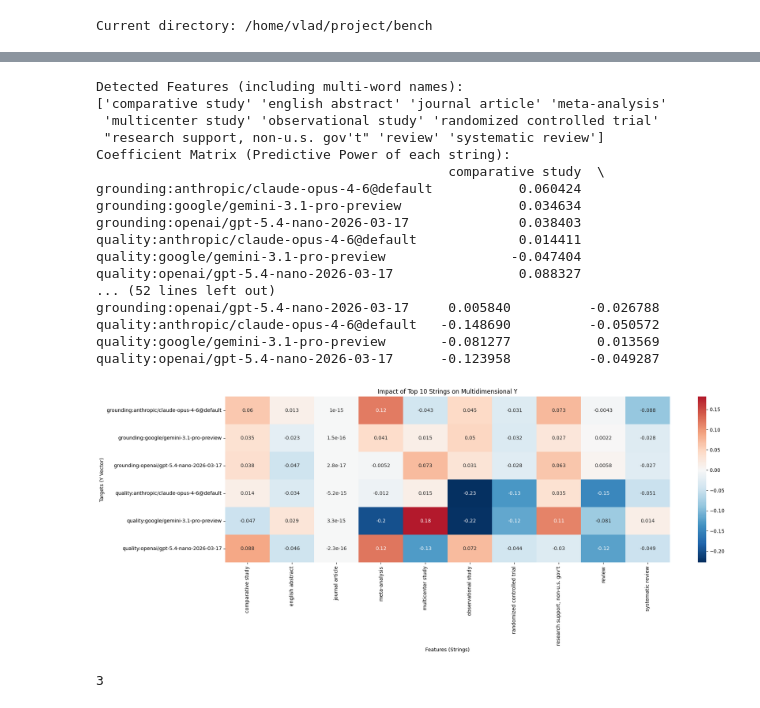
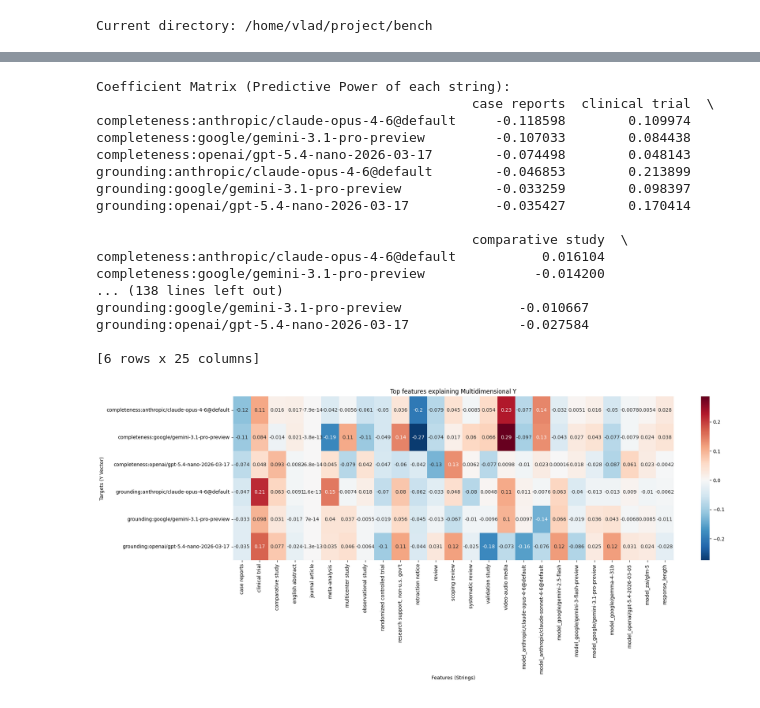
Before and after one commit to vmorozov/result2conclusion, a Jupyter notebook: notebooks/post_analysis.ipynb, the cells around one changed output, grey strips where cells are left out. Drawn from its saved outputs; the diff is of its cells as text; code cells hidden in the pictures.

```diff
--- a/notebooks/post_analysis.ipynb
+++ b/notebooks/post_analysis.ipynb
@@ -91,7 +307,12 @@ scores = (df.assign(new_col_name=lambda x: x['metric'].astype(str) + ':' + x['ju
     .reset_index()          # Flattens the multi-index created by pivot
     .rename_axis(None, axis=1) # Removes the 'new_col_name' label over the columns
 )
+# %%
+# Keep columns that have at least 20% non-missing values
+df = df.dropna(thresh=len(df) * 0.2, axis=1)
+#keep rows  that have at least 20% non-missing values
+df = df.dropna(thresh=len(df.columns) * 0.2, axis=0)
 # %%
-vars = scores.columns.tolist()[1:]
+vars = [x for x in df.columns.tolist() if not x in col_index]
 print(f"vars: {vars}")
 # %% [output]
@@ -104,3 +320,2 @@ ds=pd.read_csv(file_path)
 # %%
-df = scores.merge(ds, left_on='record_id' , right_on='doi', how='inner')
-df.head(5)
+df = df.merge(records, left_on='doi' , right_on='doi', how='inner')
@@ -114,75 +371,50 @@ df.head(5)
+# %%
+feature_names=feature_names.tolist()+model_dummies.columns.tolist()+['response_length']
 # %%
-import pandas as pd
-import numpy as np
-import matplotlib.pyplot as plt
-import seaborn as sns
-from sklearn.feature_extraction.text import CountVectorizer
-from sklearn.multioutput import MultiOutputRegressor
-from sklearn.linear_model import Ridge
 
-# 1. Setup Mock Data
-# X is a list of strings (e.g., tags, categories)
-# Y is a multidimensional numeric array
-#first 4 columns are Y targets, the last column is the text feature
-Y = df[vars].values
-Y=np.where(np.isnan(Y), np.nanmean(Y, axis=0), Y)
-def semicolon_tokenizer(text):
-    return [tag.strip() for tag in text.split(';') if tag.strip()]
-vectorizer = CountVectorizer(tokenizer=semicolon_tokenizer,
-    token_pattern=None,
-    binary=True,
-    max_features=20)
-X = vectorizer.fit_transform(df['pt'])
-# Check the features
-print("Detected Features (including multi-word names):")
-print(vectorizer.get_feature_names_out())
-feature_names = vectorizer.get_feature_names_out()
+
 
 # 3. Fit the Multi-Output Model
 # Ridge regression is highly interpretable via coefficients
 model = MultiOutputRegressor(Ridge(alpha=1.0))
 model.fit(X, Y)
 
 # 4. Extract Interpretability (Coefficients)
 # coefficients shape: (n_targets, n_features)
 coefficients = np.array([est.coef_ for est in model.estimators_])
 
 coef_df = pd.DataFrame(
     coefficients,
     columns=feature_names,
     index=vars
 )
 
 print("Coefficient Matrix (Predictive Power of each string):")
 print(coef_df)
 
 # 5. Visualize the relationships
 plt.figure(figsize=(20, 6))
 sns.heatmap(coef_df, annot=True, cmap='RdBu_r', center=0)
-plt.title("Impact of Top 10 Strings on Multidimensional Y")
+plt.title("Top features explaining Multidimensional Y")
 plt.xlabel("Features (Strings)")
 plt.ylabel("Targets (Y Vector)")
 plt.show()
 # %% [output]
-Detected Features (including multi-word names):
-['comparative study' 'english abstract' 'journal article' 'meta-analysis'
- 'multicenter study' 'observational study' 'randomized controlled trial'
- "research support, non-u.s. gov't" 'review' 'systematic review']
 Coefficient Matrix (Predictive Power of each string):
-                                             comparative study  \
-grounding:anthropic/claude-opus-4-6@default           0.060424
-grounding:google/gemini-3.1-pro-preview               0.034634
-grounding:openai/gpt-5.4-nano-2026-03-17              0.038403
-quality:anthropic/claude-opus-4-6@default             0.014411
-quality:google/gemini-3.1-pro-preview                -0.047404
-quality:openai/gpt-5.4-nano-2026-03-17                0.088327
-... (52 lines left out)
-grounding:openai/gpt-5.4-nano-2026-03-17     0.005840          -0.026788
-quality:anthropic/claude-opus-4-6@default   -0.148690          -0.050572
-quality:google/gemini-3.1-pro-preview       -0.081277           0.013569
-quality:openai/gpt-5.4-nano-2026-03-17      -0.123958          -0.049287
+                                                case reports  clinical trial  \
+completeness:anthropic/claude-opus-4-6@default     -0.118598        0.109974
+completeness:google/gemini-3.1-pro-preview         -0.107033        0.084438
+completeness:openai/gpt-5.4-nano-2026-03-17        -0.074498        0.048143
+grounding:anthropic/claude-opus-4-6@default        -0.046853        0.213899
+grounding:google/gemini-3.1-pro-preview            -0.033259        0.098397
+grounding:openai/gpt-5.4-nano-2026-03-17           -0.035427        0.170414
+
+                                                comparative study  \
+completeness:anthropic/claude-opus-4-6@default           0.016104
+completeness:google/gemini-3.1-pro-preview              -0.014200
+... (138 lines left out)
+grounding:google/gemini-3.1-pro-preview               -0.010667
+grounding:openai/gpt-5.4-nano-2026-03-17              -0.027584
+
+[6 rows x 25 columns]
-[figure, old version]
+[figure, new version]
-# %%
-df[df['pt'].str.contains('observational study',case=False, na=False)].shape[0]
-# %% [output]
-3
```
Also changed, not shown: parts of 27 cells of this notebook, 19 other files.
